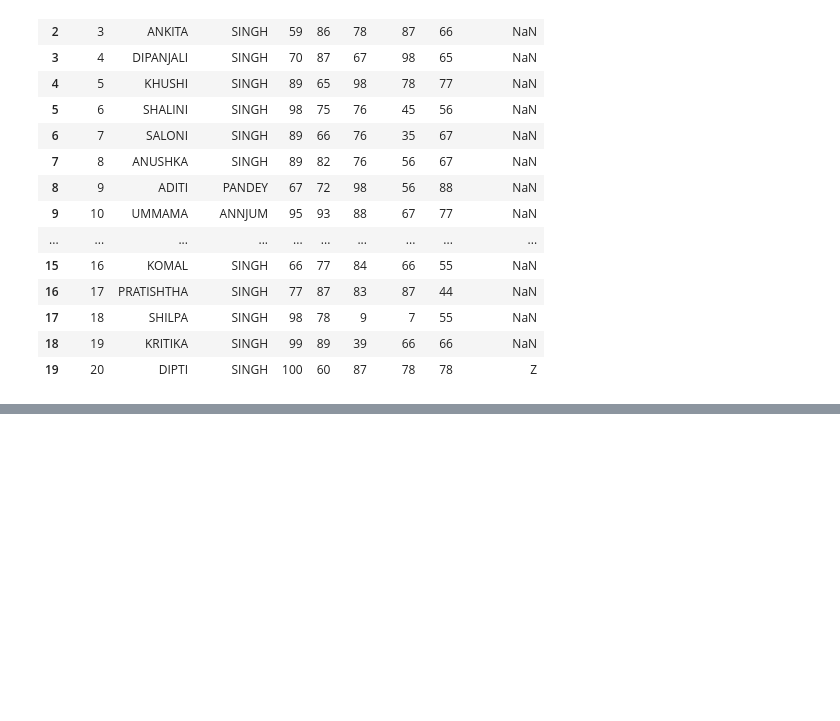
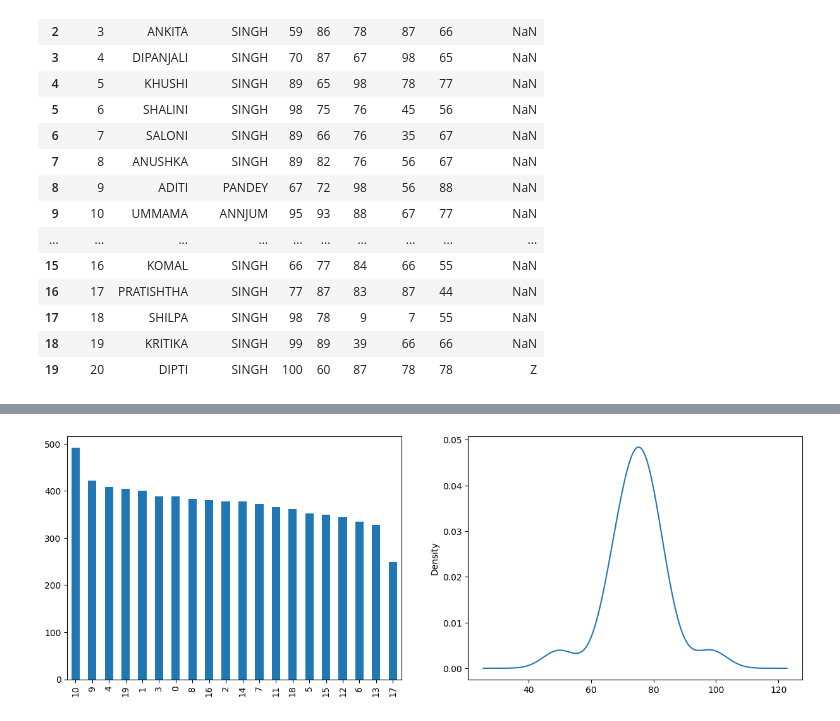
Before and after one commit to fzzm05/digipodium-data-analytics, a Jupyter notebook: analysis1.ipynb, the cells around one changed output, grey strips where cells are left out. Drawn from its saved outputs; the diff is of its cells as text; code cells hidden in the pictures; blank space fills up the shorter version.

```diff
--- a/analysis1.ipynb
+++ b/analysis1.ipynb
@@ -27,0 +137,10 @@ marks.set_index('FIRST NAME',inplace=True)
+# %%
+fig,ax= plt.subplots(figsize=(15,5),ncols=2)
+
+marks['total'].plot(kind='bar',ax=ax[0])
+cols=['DBMS','DM','SE','ECO','GFX']
+marks['percentage'].plot(kind='kde',ax=ax[1])
+
+plt.show()
+# %% [output]
+[figure, added]
```
Also changed, not shown: parts of 19 cells of this notebook, 2 other files.
